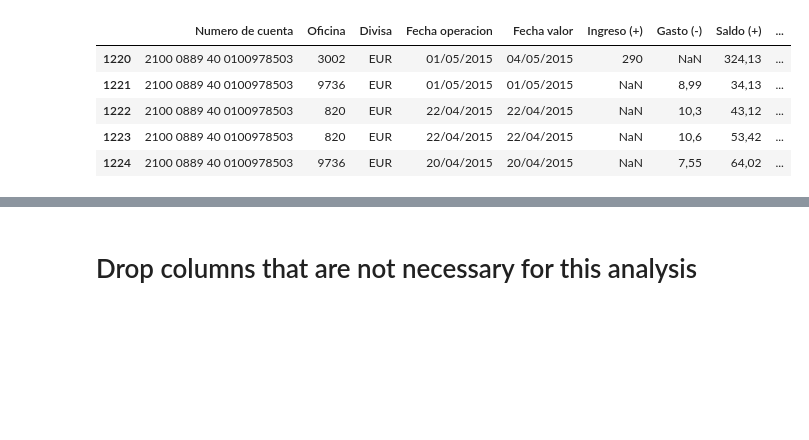
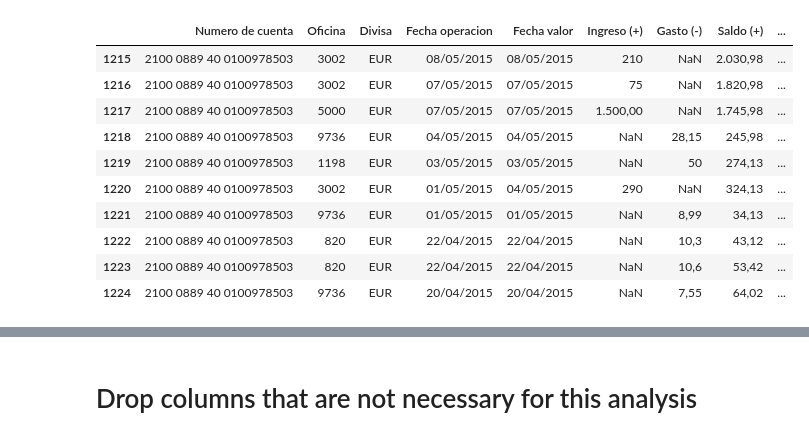
Before and after one commit to jonathan9879/final-project, a Jupyter notebook: Data Cleaning.ipynb, the cells around one changed output, grey strips where cells are left out. Drawn from its saved outputs; the diff is of its cells as text; code cells hidden in the pictures; blank space fills up the shorter version.

```diff
--- a/Data Cleaning.ipynb
+++ b/Data Cleaning.ipynb
@@ -20,7 +26,12 @@ finance.head()
 # %%
-finance.tail()
+finance.tail(10)
 # %% [output]
 |  | Numero de cuenta | Oficina | Divisa | Fecha operacion | Fecha valor | Ingreso (+) | Gasto (-) | Saldo (+) | ... |
+| 1215 | 2100 0889 40 0100978503 | 3002 | EUR | 08/05/2015 | 08/05/2015 | 210 | NaN | 2.030,98 | ... |
+| 1216 | 2100 0889 40 0100978503 | 3002 | EUR | 07/05/2015 | 07/05/2015 | 75 | NaN | 1.820,98 | ... |
+| 1217 | 2100 0889 40 0100978503 | 5000 | EUR | 07/05/2015 | 07/05/2015 | 1.500,00 | NaN | 1.745,98 | ... |
+| 1218 | 2100 0889 40 0100978503 | 9736 | EUR | 04/05/2015 | 04/05/2015 | NaN | 28,15 | 245,98 | ... |
+| 1219 | 2100 0889 40 0100978503 | 1198 | EUR | 03/05/2015 | 03/05/2015 | NaN | 50 | 274,13 | ... |
 | 1220 | 2100 0889 40 0100978503 | 3002 | EUR | 01/05/2015 | 04/05/2015 | 290 | NaN | 324,13 | ... |
 | 1221 | 2100 0889 40 0100978503 | 9736 | EUR | 01/05/2015 | 01/05/2015 | NaN | 8,99 | 34,13 | ... |
 | 1222 | 2100 0889 40 0100978503 | 820 | EUR | 22/04/2015 | 22/04/2015 | NaN | 10,3 | 43,12 | ... |
```
Also changed, not shown: parts of 21 cells of this notebook.
